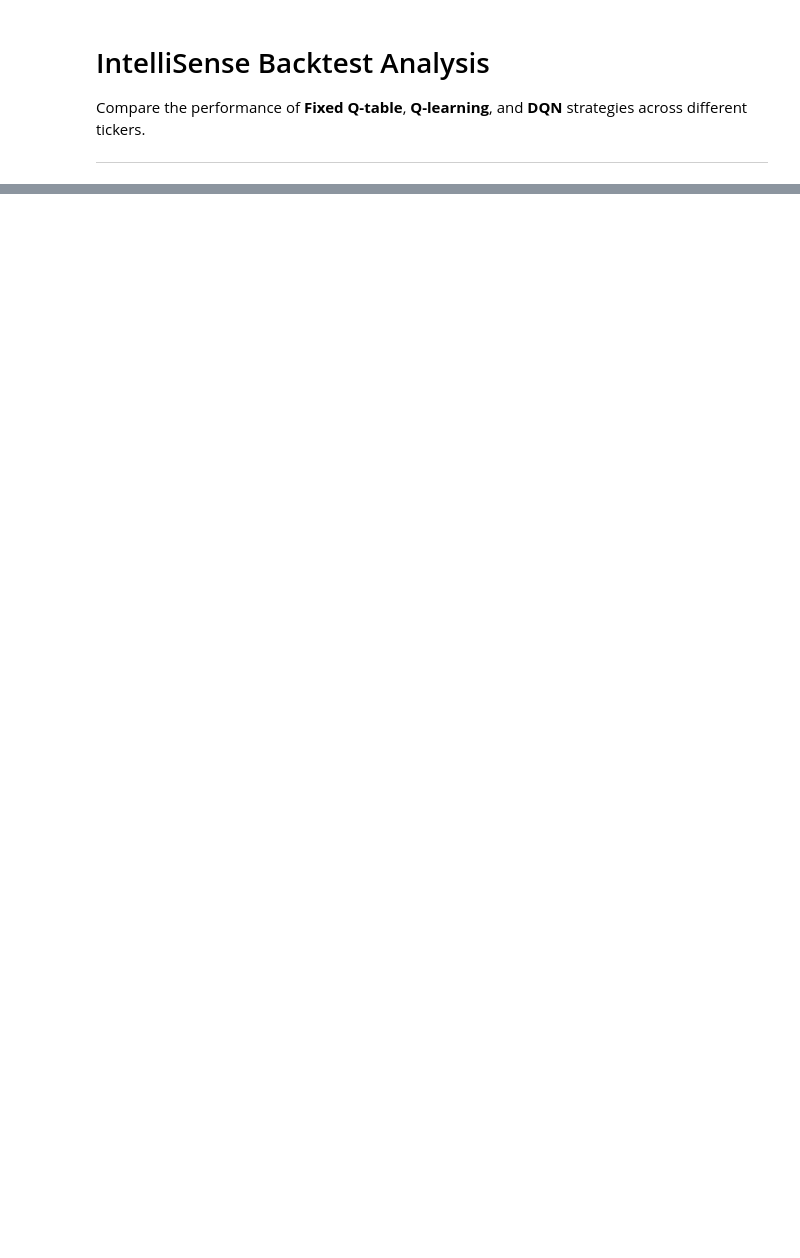
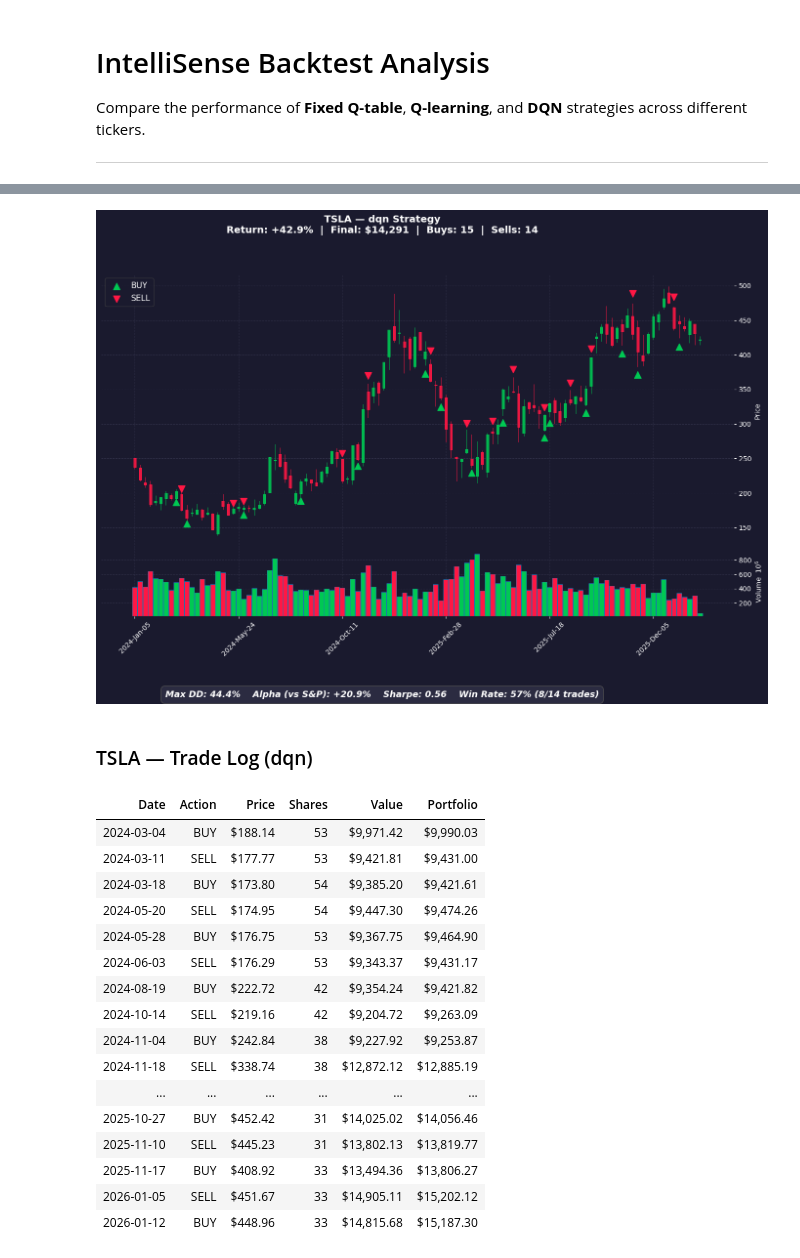
Before and after one commit to afifi-yusuf/IntelliTrade, a Jupyter notebook: backtest_analysis.ipynb, the cells around one changed output, grey strips where cells are left out. Cells and saved outputs as stored; diff of their text form; code cells hidden in the pictures; blank space fills up the shorter version.

```diff
--- a/backtest_analysis.ipynb
+++ b/backtest_analysis.ipynb
@@ -368,0 +362,22 @@ plot_ticker('GOOGL', method='DQN')
+# %%
+plot_ticker('TSLA', method='dqn')
+# %% [output]
+[figure, added]
+### TSLA — Trade Log (dqn)
+| Date | Action | Price | Shares | Value | Portfolio |
+| 2024-03-04 | BUY | $188.14 | 53 | $9,971.42 | $9,990.03 |
+| 2024-03-11 | SELL | $177.77 | 53 | $9,421.81 | $9,431.00 |
+| 2024-03-18 | BUY | $173.80 | 54 | $9,385.20 | $9,421.61 |
+| 2024-05-20 | SELL | $174.95 | 54 | $9,447.30 | $9,474.26 |
+| 2024-05-28 | BUY | $176.75 | 53 | $9,367.75 | $9,464.90 |
+| 2024-06-03 | SELL | $176.29 | 53 | $9,343.37 | $9,431.17 |
+| 2024-08-19 | BUY | $222.72 | 42 | $9,354.24 | $9,421.82 |
+| 2024-10-14 | SELL | $219.16 | 42 | $9,204.72 | $9,263.09 |
+| 2024-11-04 | BUY | $242.84 | 38 | $9,227.92 | $9,253.87 |
+| 2024-11-18 | SELL | $338.74 | 38 | $12,872.12 | $12,885.19 |
+| ... | ... | ... | ... | ... | ... |
+| 2025-10-27 | BUY | $452.42 | 31 | $14,025.02 | $14,056.46 |
+| 2025-11-10 | SELL | $445.23 | 31 | $13,802.13 | $13,819.77 |
+| 2025-11-17 | BUY | $408.92 | 33 | $13,494.36 | $13,806.27 |
+| 2026-01-05 | SELL | $451.67 | 33 | $14,905.11 | $15,202.12 |
+| 2026-01-12 | BUY | $448.96 | 33 | $14,815.68 | $15,187.30 |
```
Also changed, not shown: parts of 8 cells of this notebook, 49 other files.
